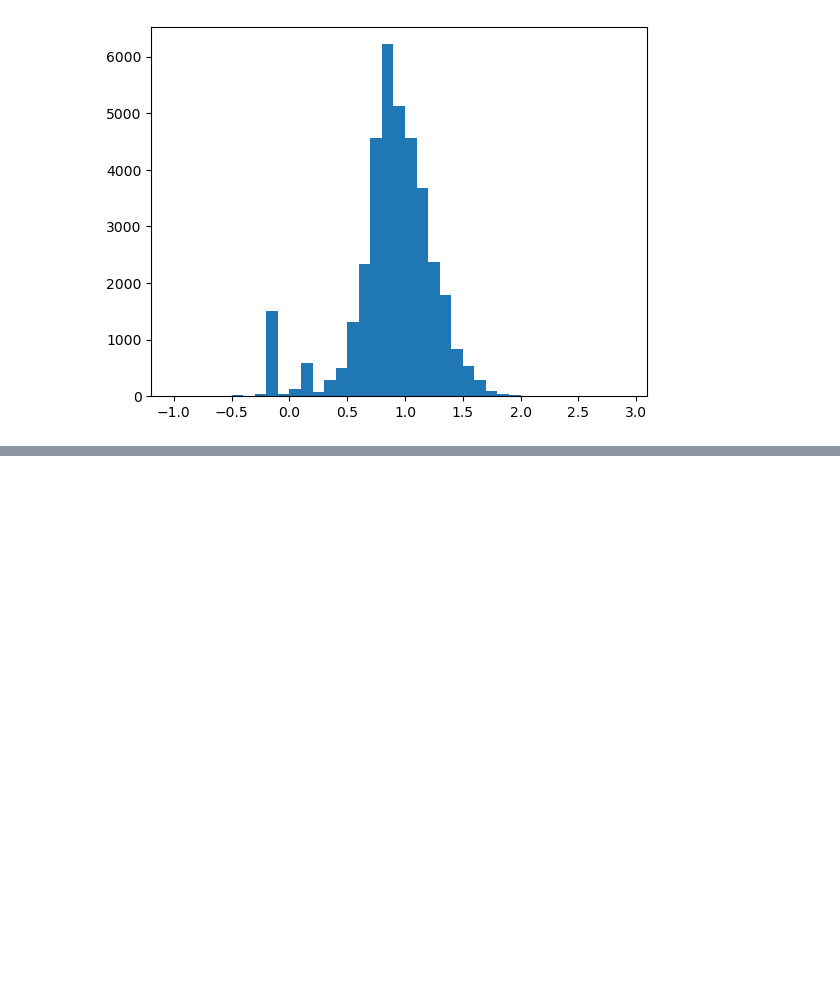
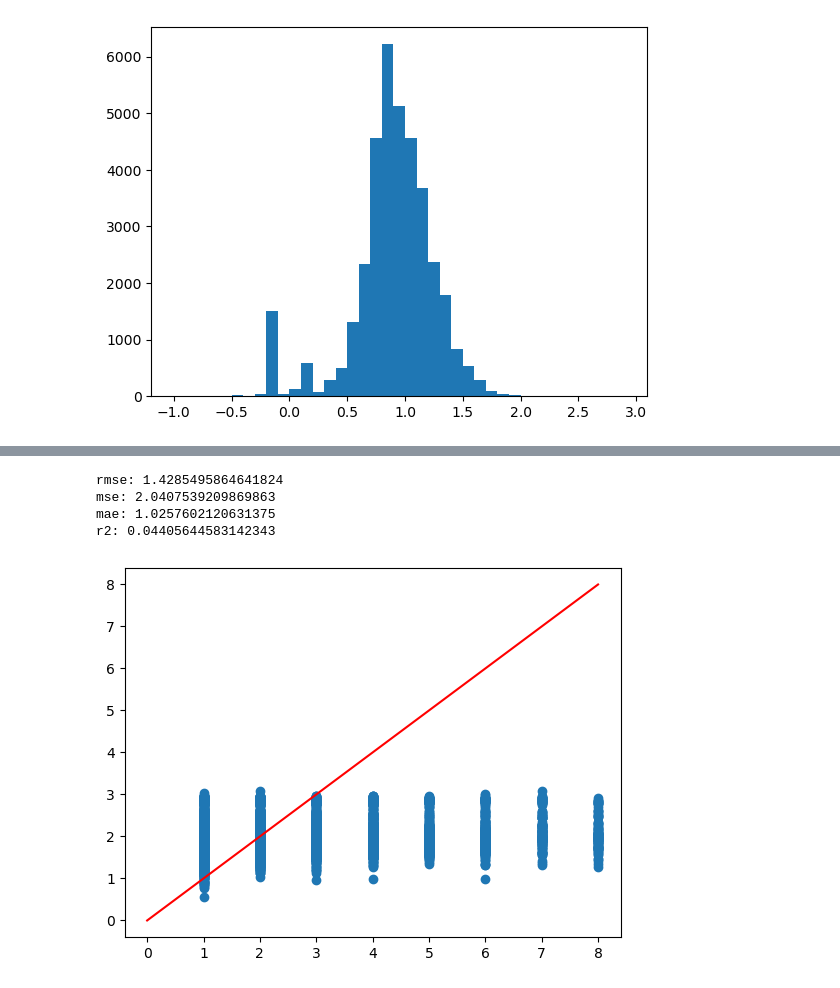
Before and after one commit to lee0210/infosys722-iteration4, a Jupyter notebook: notebook.ipynb, the cells around one changed output, grey strips where cells are left out. Saved outputs shown, nothing was run; the diff lists cells and outputs as text; code cells hidden in the pictures; blank space fills up the shorter version.

```diff
--- a/notebook.ipynb
+++ b/notebook.ipynb
@@ -904,0 +1040,24 @@ plt.show()
+# %%
+train, test = integrated_sales.randomSplit([0.7, 0.3], seed=13)
+# %%
+# Linear Regression
+model_pipeline = Pipeline(stages=[
+    VectorAssembler(inputCols=['SalesPrice', 'Volume', 'DayOfMonth', 'PurchasePrice', 'ProfitRate'], outputCol='numeric_features'),
+    LinearRegression(labelCol='SalesQuantity', featuresCol='numeric_features'),
+])
+
+model = model_pipeline.fit(train)
+result = model.transform(test)
+
+evaluate_regression_model(result, 'SalesQuantity')
+
+dsp_df = result.toPandas()
+plt.scatter(dsp_df['SalesQuantity'], dsp_df['prediction'])
+plt.plot(range(0,9), c='r')
+plt.show()
+# %% [output]
+rmse: 1.4285495864641824
+mse: 2.0407539209869863
+mae: 1.0257602120631375
+r2: 0.04405644583142343
+[figure, added]
```
Also changed, not shown: parts of 15 cells of this notebook.
